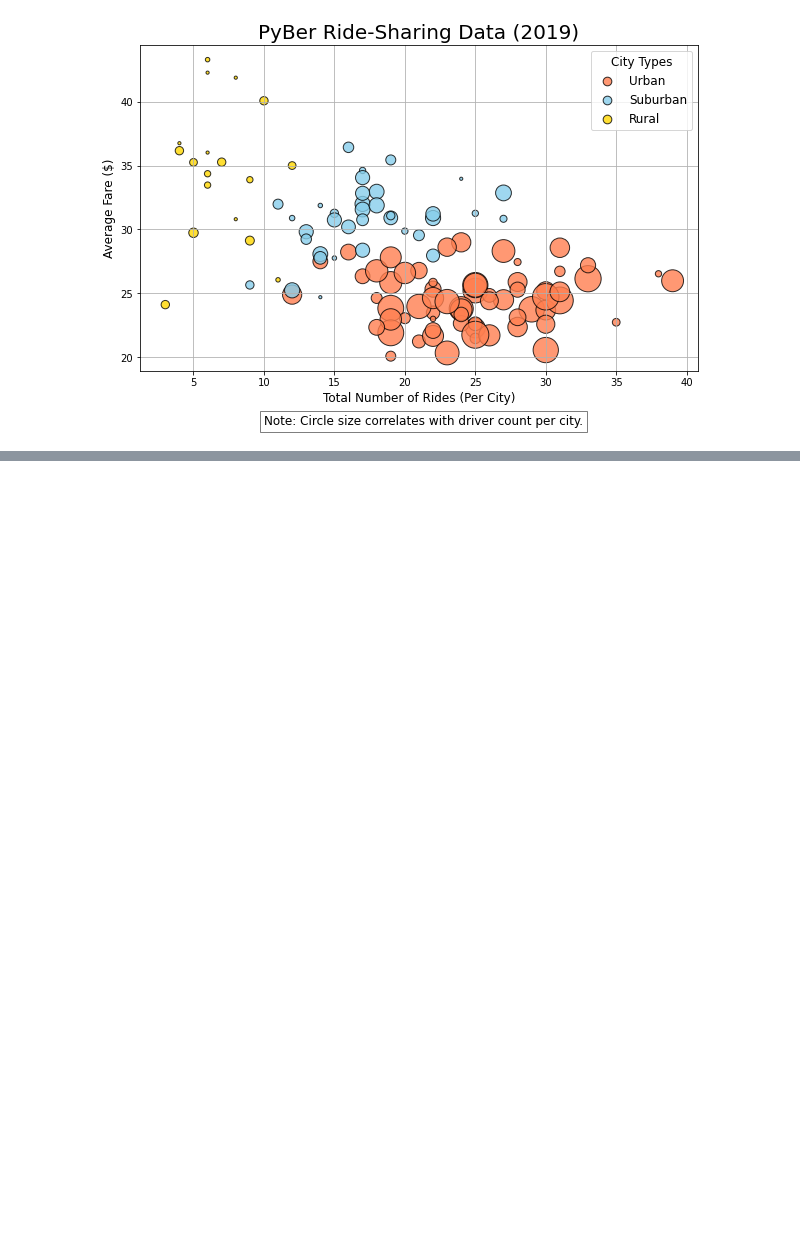
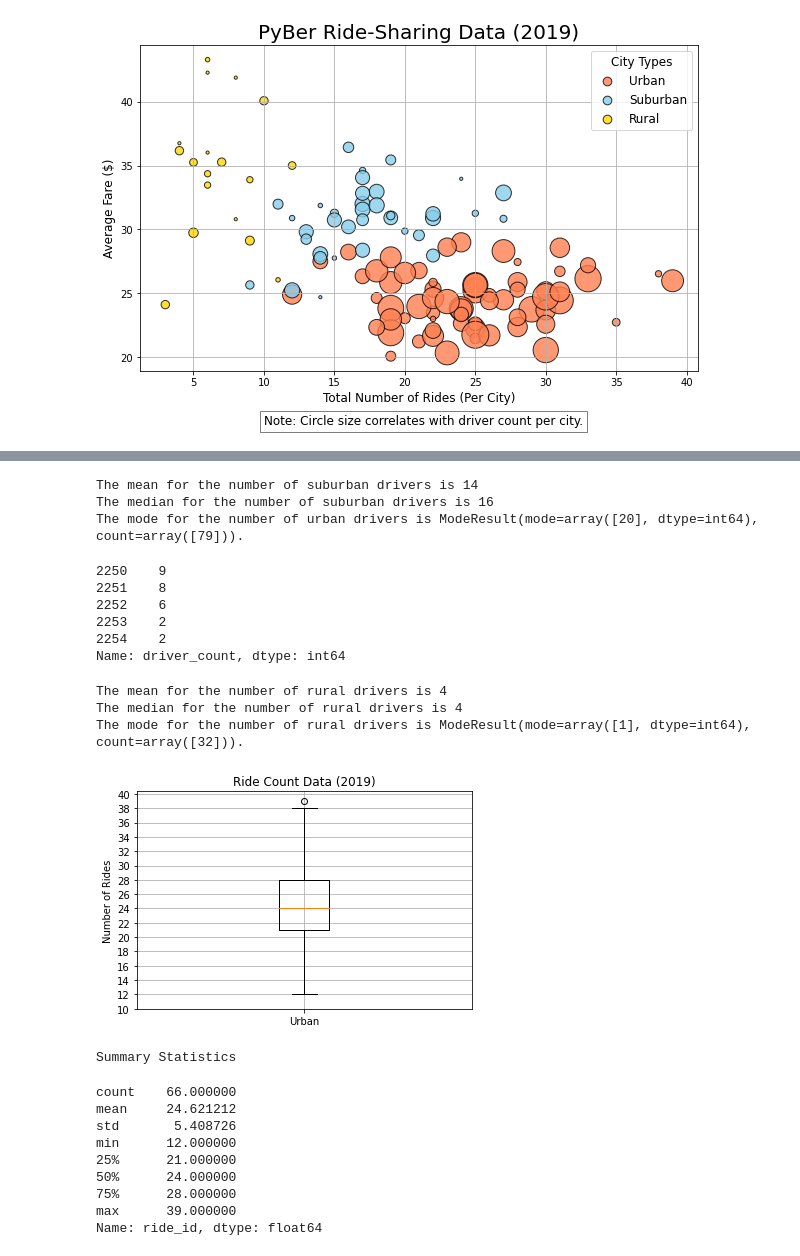
Before and after one commit to ENRICOROBLESDELRIO/PyBer_Analysis, a Jupyter notebook: PyBer.ipynb, the cells around one changed output, grey strips where cells are left out. Cells and saved outputs as stored; diff of their text form; code cells hidden in the pictures; blank space fills up the shorter version.

Commit message:
Adding the last version code with boxplot analysis

```diff
--- a/PyBer.ipynb
+++ b/PyBer.ipynb
@@ -367,0 +605,70 @@ plt.show()
+# %%
+# Calculate the measures of central tendency for the Suburban cities, by drivers
+mean_suburban_drivers = np.mean(suburban_drivers)
+print(f"The mean for the number of suburban drivers is {mean_suburban_drivers:.0f}")
+
+median_suburban_drivers = np.median(suburban_drivers)
+print(f"The median for the number of suburban drivers is {median_suburban_drivers:.0f}")
+
+mode_suburban_drivers = sts.mode(suburban_drivers)
+print(f"The mode for the number of urban drivers is {mode_suburban_drivers}.")
+# %% [output]
+The mean for the number of suburban drivers is 14
+The median for the number of suburban drivers is 16
+The mode for the number of urban drivers is ModeResult(mode=array([20], dtype=int64), count=array([79])).
+# %%
+# Get the driver count data from the rural cities.
+rural_drivers = rural_cities_df['driver_count']
+rural_drivers.head()
+# %% [output]
+2250    9
+2251    8
+2252    6
+2253    2
+2254    2
+Name: driver_count, dtype: int64
+# %%
+# Calculate the measures of central tendency for the rural cities, by drivers
+mean_rural_drivers = np.mean(rural_drivers)
+print(f"The mean for the number of rural drivers is {mean_rural_drivers:.0f}")
+
+median_rural_drivers = np.median(rural_drivers)
+print(f"The median for the number of rural drivers is {median_rural_drivers:.0f}")
+
+mode_rural_drivers = sts.mode(rural_drivers)
+print(f"The mode for the number of rural drivers is {mode_rural_drivers}.")
+# %% [output]
+The mean for the number of rural drivers is 4
+The median for the number of rural drivers is 4
+The mode for the number of rural drivers is ModeResult(mode=array([1], dtype=int64), count=array([32])).
+# %%
+# Create a box-and-whisker plot for the urban cities ride count.
+x_labels = ["Urban"]
+fig, ax = plt.subplots()
+ax.boxplot(urban_ride_count, labels=x_labels)
+# Add the title, y-axis label and grid.
+ax.set_title('Ride Count Data (2019)')
+ax.set_ylabel('Number of Rides')
+ax.set_yticks(np.arange(10, 41, step=2.0))
+ax.grid()
+plt.show()
+print("Summary Statistics")
+urban_ride_count.describe()
+
+# Looking at this box-and-whisker plot, we can see:
+# There is at least one outlier, which is close to 40. This our maximum data point, 39.
+# The minimum is 12.
+# The median is 24 or the 50th percentile.
+# The standard deviation is about 5 because the box upper and lower boundaries represent the upper and lower quartiles.
+# %% [output]
+[figure, added]
+Summary Statistics
+count    66.000000
+mean     24.621212
+std       5.408726
+min      12.000000
+25%      21.000000
+50%      24.000000
+75%      28.000000
+max      39.000000
+Name: ride_id, dtype: float64
```
Also changed, not shown: parts of 31 cells of this notebook.
